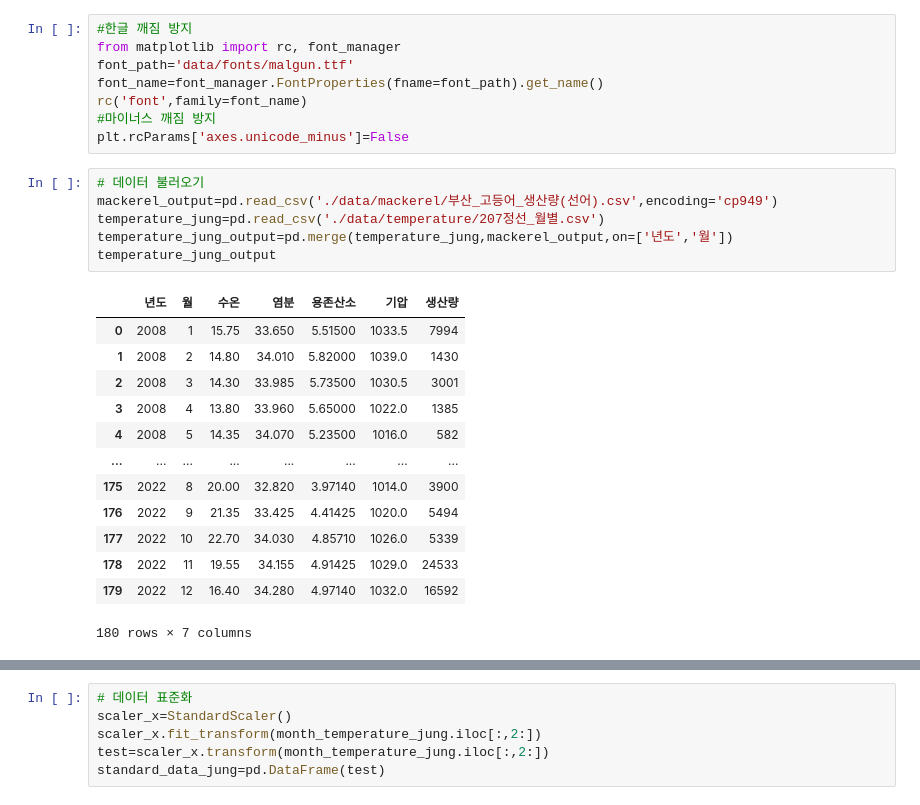
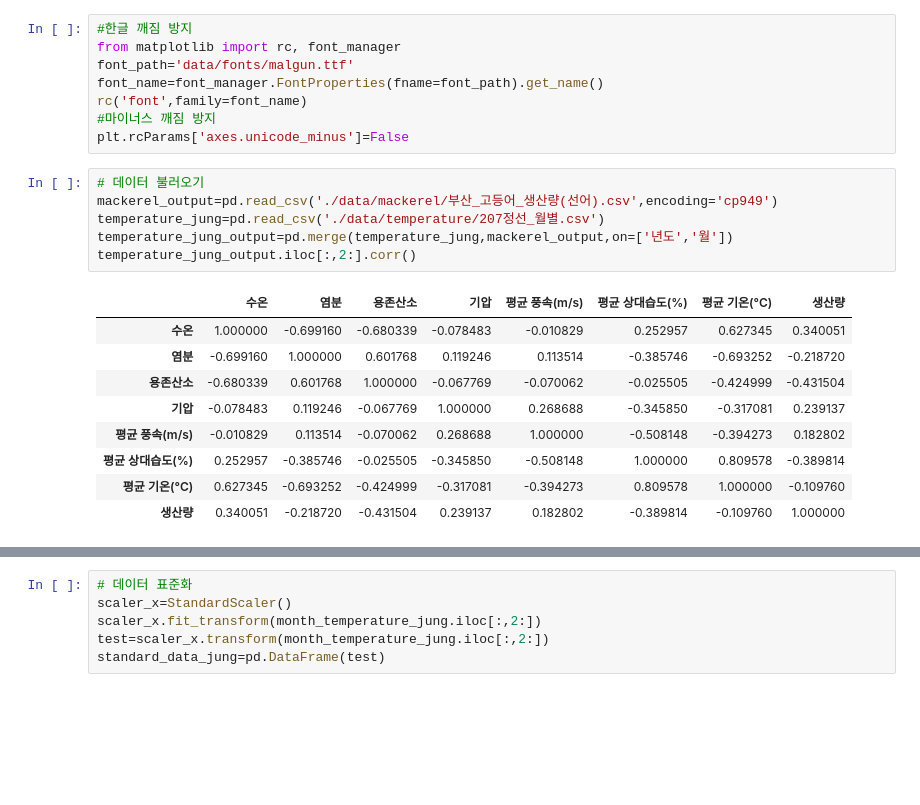
Before and after one commit to dlwogus552/big_data_project, a Jupyter notebook: python/207수온_상관분석.ipynb, the cells around one changed output, grey strips where cells are left out. Cells and saved outputs as stored; diff of their text form; blank space fills up the shorter version.

```diff
--- a/python/207수온_상관분석.ipynb
+++ b/python/207수온_상관분석.ipynb
@@ -14,23 +14,19 @@ plt.rcParams['axes.unicode_minus']=False
 # %%
 # 데이터 불러오기
 mackerel_output=pd.read_csv('./data/mackerel/부산_고등어_생산량(선어).csv',encoding='cp949')
 temperature_jung=pd.read_csv('./data/temperature/207정선_월별.csv')
 temperature_jung_output=pd.merge(temperature_jung,mackerel_output,on=['년도','월'])
-temperature_jung_output
+temperature_jung_output.iloc[:,2:].corr()
 # %% [output]
-|  | 년도 | 월 | 수온 | 염분 | 용존산소 | 기압 | 생산량 |
-| 0 | 2008 | 1 | 15.75 | 33.650 | 5.51500 | 1033.5 | 7994 |
-| 1 | 2008 | 2 | 14.80 | 34.010 | 5.82000 | 1039.0 | 1430 |
-| 2 | 2008 | 3 | 14.30 | 33.985 | 5.73500 | 1030.5 | 3001 |
-| 3 | 2008 | 4 | 13.80 | 33.960 | 5.65000 | 1022.0 | 1385 |
-| 4 | 2008 | 5 | 14.35 | 34.070 | 5.23500 | 1016.0 | 582 |
-| ... | ... | ... | ... | ... | ... | ... | ... |
-| 175 | 2022 | 8 | 20.00 | 32.820 | 3.97140 | 1014.0 | 3900 |
-| 176 | 2022 | 9 | 21.35 | 33.425 | 4.41425 | 1020.0 | 5494 |
-| 177 | 2022 | 10 | 22.70 | 34.030 | 4.85710 | 1026.0 | 5339 |
-| 178 | 2022 | 11 | 19.55 | 34.155 | 4.91425 | 1029.0 | 24533 |
-| 179 | 2022 | 12 | 16.40 | 34.280 | 4.97140 | 1032.0 | 16592 |
+|  | 수온 | 염분 | 용존산소 | 기압 | 평균 풍속(m/s) | 평균 상대습도(%) | 평균 기온(°C) | 생산량 |
+| 수온 | 1.000000 | -0.699160 | -0.680339 | -0.078483 | -0.010829 | 0.252957 | 0.627345 | 0.340051 |
+| 염분 | -0.699160 | 1.000000 | 0.601768 | 0.119246 | 0.113514 | -0.385746 | -0.693252 | -0.218720 |
+| 용존산소 | -0.680339 | 0.601768 | 1.000000 | -0.067769 | -0.070062 | -0.025505 | -0.424999 | -0.431504 |
+| 기압 | -0.078483 | 0.119246 | -0.067769 | 1.000000 | 0.268688 | -0.345850 | -0.317081 | 0.239137 |
+| 평균 풍속(m/s) | -0.010829 | 0.113514 | -0.070062 | 0.268688 | 1.000000 | -0.508148 | -0.394273 | 0.182802 |
+| 평균 상대습도(%) | 0.252957 | -0.385746 | -0.025505 | -0.345850 | -0.508148 | 1.000000 | 0.809578 | -0.389814 |
+| 평균 기온(°C) | 0.627345 | -0.693252 | -0.424999 | -0.317081 | -0.394273 | 0.809578 | 1.000000 | -0.109760 |
+| 생산량 | 0.340051 | -0.218720 | -0.431504 | 0.239137 | 0.182802 | -0.389814 | -0.109760 | 1.000000 |
-180 rows × 7 columns
 # %%
 month_temperature_jung=temperature_jung_output[temperature_jung_output['월']==7]
 month_temperature_jung=month_temperature_jung.reset_index().drop(columns='index')
```
Also changed, not shown: parts of 1 cell of this notebook, 18 other files.
